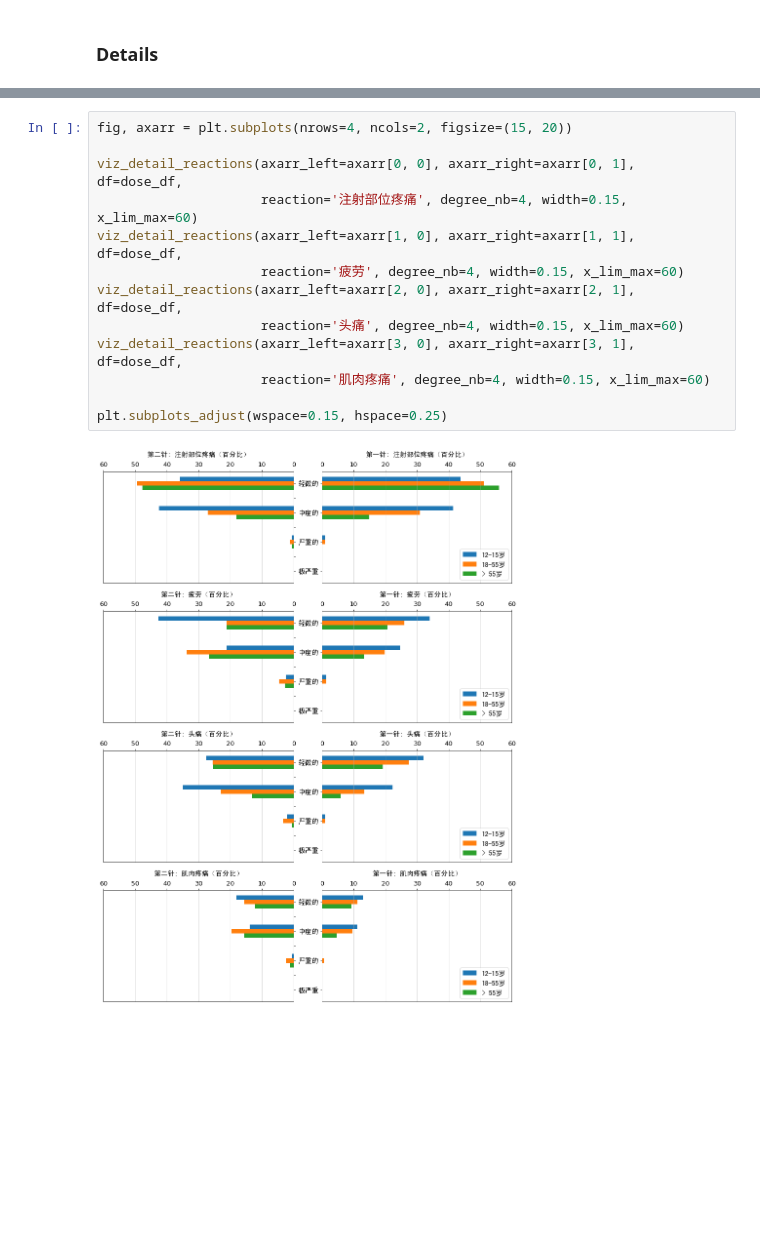
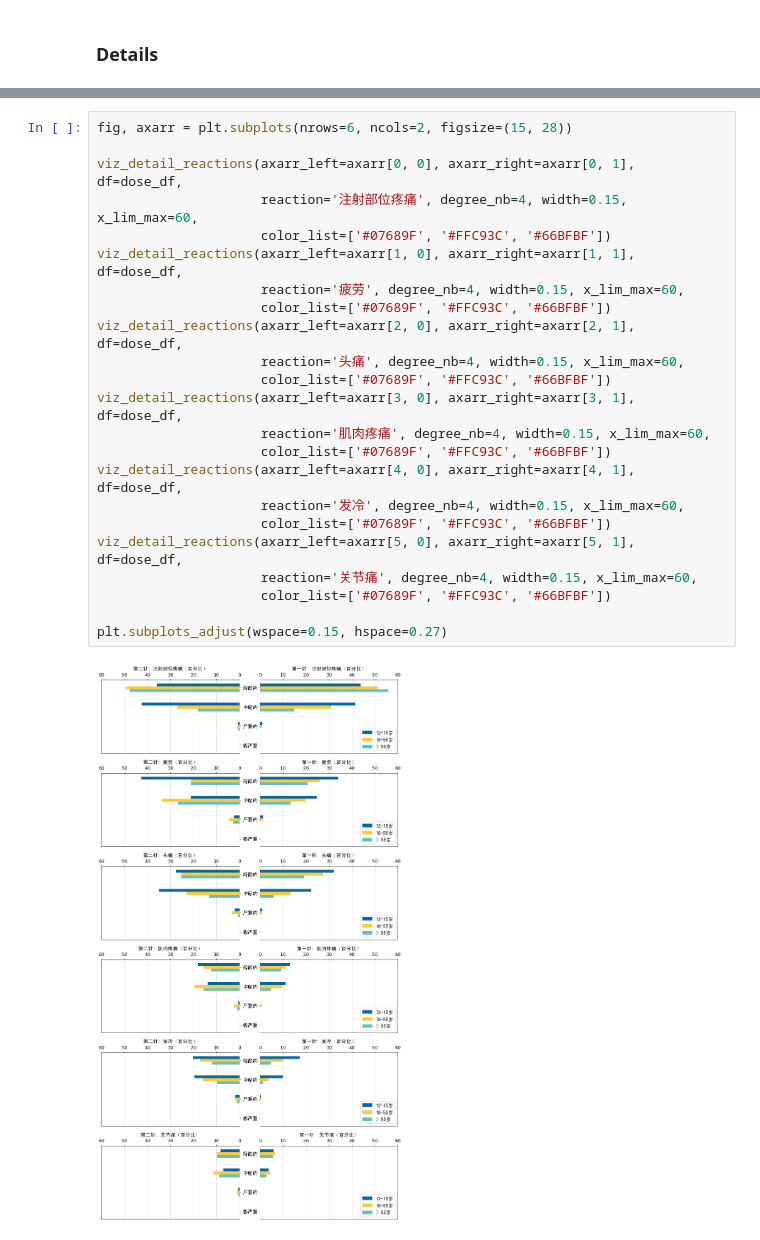
Before and after one commit to jingwen-z/python-playground, a Jupyter notebook: analysis/Reactions Pfizer-BioNTech COVID-19 Vaccine/Reactions Pfizer-BioNTech COVID-19 Vaccine.ipynb, the cells around one changed output, grey strips where cells are left out. Saved outputs shown, nothing was run; the diff lists cells and outputs as text; blank space fills up the shorter version.

```diff
--- a/analysis/Reactions Pfizer-BioNTech COVID-19 Vaccine/Reactions Pfizer-BioNTech COVID-19 Vaccine.ipynb
+++ b/analysis/Reactions Pfizer-BioNTech COVID-19 Vaccine/Reactions Pfizer-BioNTech COVID-19 Vaccine.ipynb
@@ -162,15 +147,25 @@ dose_df
 # %%
-fig, axarr = plt.subplots(nrows=4, ncols=2, figsize=(15, 20))
+fig, axarr = plt.subplots(nrows=6, ncols=2, figsize=(15, 28))
 
 viz_detail_reactions(axarr_left=axarr[0, 0], axarr_right=axarr[0, 1], df=dose_df,
-                     reaction='注射部位疼痛', degree_nb=4, width=0.15, x_lim_max=60)
+                     reaction='注射部位疼痛', degree_nb=4, width=0.15, x_lim_max=60,
+                     color_list=['#07689F', '#FFC93C', '#66BFBF'])
 viz_detail_reactions(axarr_left=axarr[1, 0], axarr_right=axarr[1, 1], df=dose_df,
-                     reaction='疲劳', degree_nb=4, width=0.15, x_lim_max=60)
+                     reaction='疲劳', degree_nb=4, width=0.15, x_lim_max=60,
+                     color_list=['#07689F', '#FFC93C', '#66BFBF'])
 viz_detail_reactions(axarr_left=axarr[2, 0], axarr_right=axarr[2, 1], df=dose_df,
-                     reaction='头痛', degree_nb=4, width=0.15, x_lim_max=60)
+                     reaction='头痛', degree_nb=4, width=0.15, x_lim_max=60,
+                     color_list=['#07689F', '#FFC93C', '#66BFBF'])
 viz_detail_reactions(axarr_left=axarr[3, 0], axarr_right=axarr[3, 1], df=dose_df,
-                     reaction='肌肉疼痛', degree_nb=4, width=0.15, x_lim_max=60)
+                     reaction='肌肉疼痛', degree_nb=4, width=0.15, x_lim_max=60,
+                     color_list=['#07689F', '#FFC93C', '#66BFBF'])
+viz_detail_reactions(axarr_left=axarr[4, 0], axarr_right=axarr[4, 1], df=dose_df,
+                     reaction='发冷', degree_nb=4, width=0.15, x_lim_max=60,
+                     color_list=['#07689F', '#FFC93C', '#66BFBF'])
+viz_detail_reactions(axarr_left=axarr[5, 0], axarr_right=axarr[5, 1], df=dose_df,
+                     reaction='关节痛', degree_nb=4, width=0.15, x_lim_max=60,
+                     color_list=['#07689F', '#FFC93C', '#66BFBF'])
 
-plt.subplots_adjust(wspace=0.15, hspace=0.25)
+plt.subplots_adjust(wspace=0.15, hspace=0.27)
 # %% [output]
-[figure, old version]
+[figure, new version]
```
Also changed, not shown: parts of 5 cells of this notebook.
